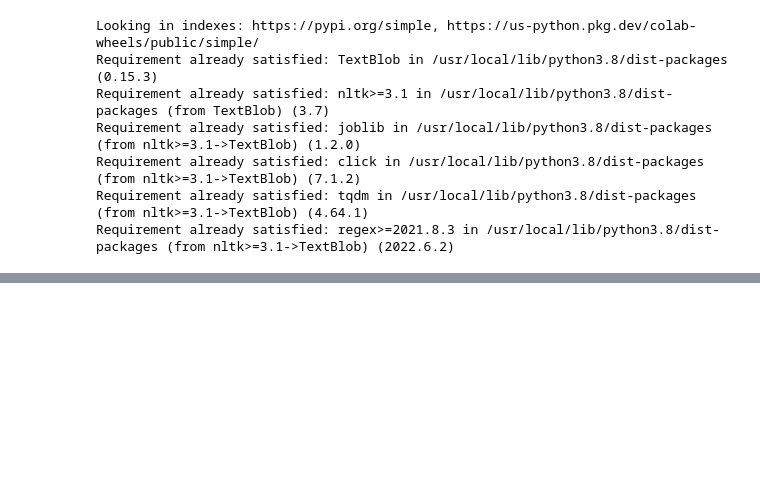
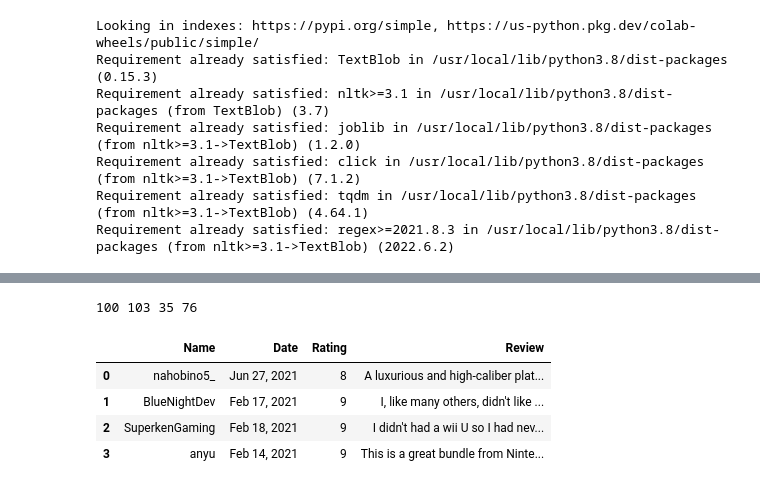
Before and after one commit to spribylova/Hotels, a Jupyter notebook: hotel_reviews.ipynb, the cells around one changed output, grey strips where cells are left out. Drawn from its saved outputs; the diff is of its cells as text; code cells hidden in the pictures; blank space fills up the shorter version.

```diff
--- a/hotel_reviews.ipynb
+++ b/hotel_reviews.ipynb
@@ -146,0 +265,52 @@ Requirement already satisfied: regex>=2021.8.3 in /usr/local/lib/python3.8/dist-
+# %%
+# Extract the HTML and create a BeautifulSoup object.
+url = 'https://www.metacritic.com/game/switch/super-mario-3d-world-+-bowsers-fury/user-reviews'
+
+user_agent = {'User-agent': 'Mozilla/5.0'}
+
+def get_page_contents(url):
+    page = requests.get(url, headers = user_agent)
+    return BeautifulSoup(page.text, 'html.parser')
+
+soup = get_page_contents(url)
+# %%
+names = []
+for links in soup.find_all('div', class_='name'):
+     name = links.get_text().strip()
+     names.append(name)
+dates = []
+for links in soup.find_all('div', class_='date'):
+     date = links.get_text()
+     dates.append(date)
+ratings = []
+for links in soup.find_all('div', class_='metascore_w user medium game positive indiv'):
+     score = links.get_text()
+     ratings.append(score)
+reviews = []
+for links in soup.find_all('span', class_='blurb blurb_expanded'):
+     review = links.get_text()
+     reviews.append(review)
+
+for links in soup.find_all('span', class_='blurb blurb_collapsed'):
+     review = links.get_text()
+     reviews.append(review)
+# %%
+# Create the dictionary.
+games_dict = {'Name': names, 'Date': dates, 'Rating': ratings, 'Review': reviews}
+# %%
+# Print the lengths of each list.
+print(len(names), len(dates), len(ratings), len(reviews))
+# %% [output]
+100 103 35 76
+# %%
+# Create the data frame.
+game = pd.DataFrame.from_dict(games_dict, orient='index')
+games = game.transpose()
+# %%
+games.head(4)
+# %% [output]
+|  | Name | Date | Rating | Review |
+| 0 | nahobino5_ | Jun 27, 2021 | 8 | A luxurious and high-caliber plat... |
+| 1 | BlueNightDev | Feb 17, 2021 | 9 | I, like many others, didn't like ... |
+| 2 | SuperkenGaming | Feb 18, 2021 | 9 | I didn't had a wii U so I had nev... |
+| 3 | anyu | Feb 14, 2021 | 9 | This is a great bundle from Ninte... |
```
Also changed, not shown: parts of 16 cells of this notebook.
